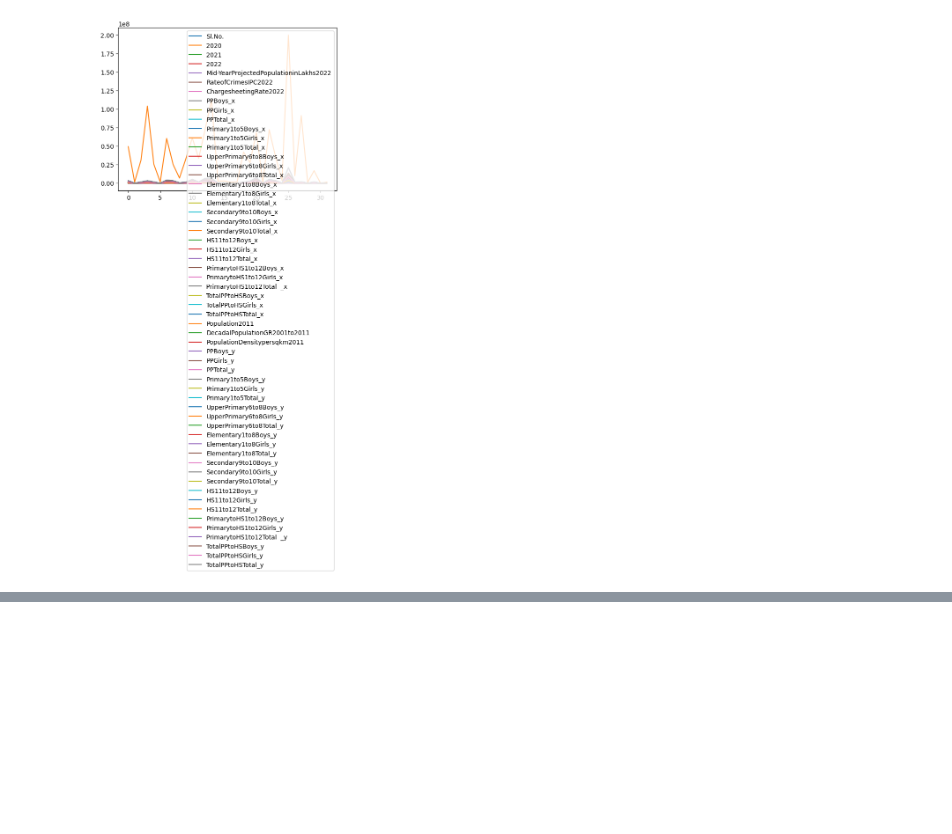
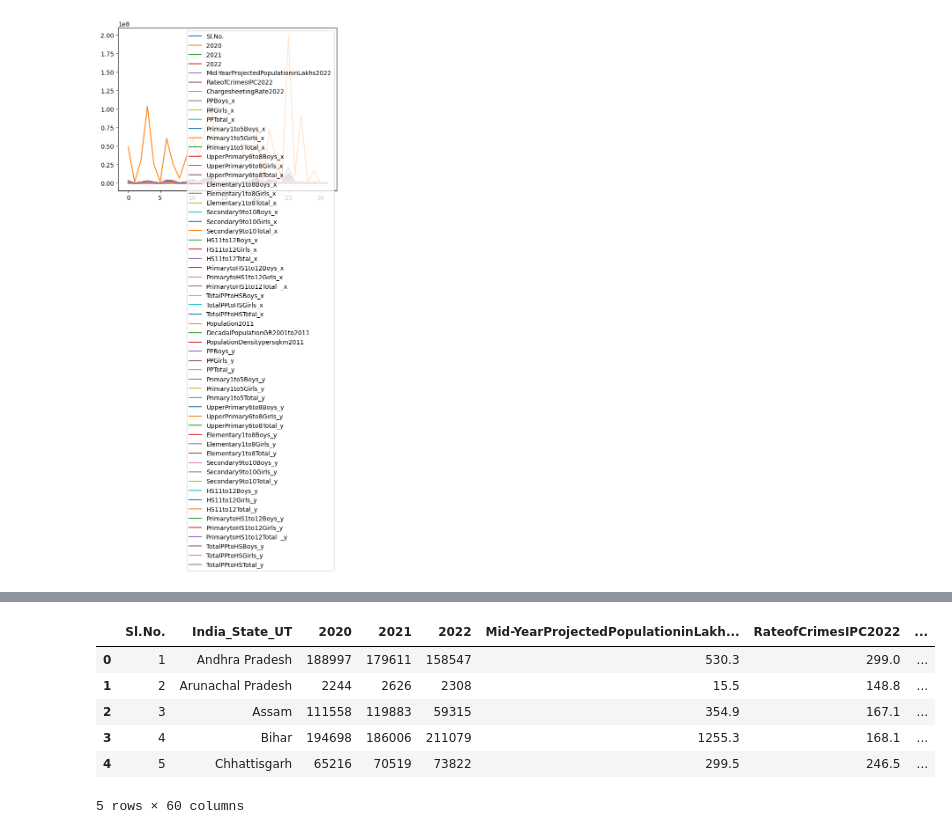
Before and after one commit to jyotithakur5357836-netizen/EDU_CRM_ANALYSIS, a Jupyter notebook: main.ipynb, the cells around one changed output, grey strips where cells are left out. Saved outputs shown, nothing was run; the diff lists cells and outputs as text; code cells hidden in the pictures; blank space fills up the shorter version.

```diff
--- a/main.ipynb
+++ b/main.ipynb
@@ -108,0 +116,10 @@ final_df.plot()
+# %%
+final_df.head()
+# %% [output]
+|  | Sl.No. | India_State_UT | 2020 | 2021 | 2022 | Mid-YearProjectedPopulationinLakh... | RateofCrimesIPC2022 | ... |
+| 0 | 1 | Andhra Pradesh | 188997 | 179611 | 158547 | 530.3 | 299.0 | ... |
+| 1 | 2 | Arunachal Pradesh | 2244 | 2626 | 2308 | 15.5 | 148.8 | ... |
+| 2 | 3 | Assam | 111558 | 119883 | 59315 | 354.9 | 167.1 | ... |
+| 3 | 4 | Bihar | 194698 | 186006 | 211079 | 1255.3 | 168.1 | ... |
+| 4 | 5 | Chhattisgarh | 65216 | 70519 | 73822 | 299.5 | 246.5 | ... |
+5 rows × 60 columns
```
Also changed, not shown: parts of 10 cells of this notebook.
